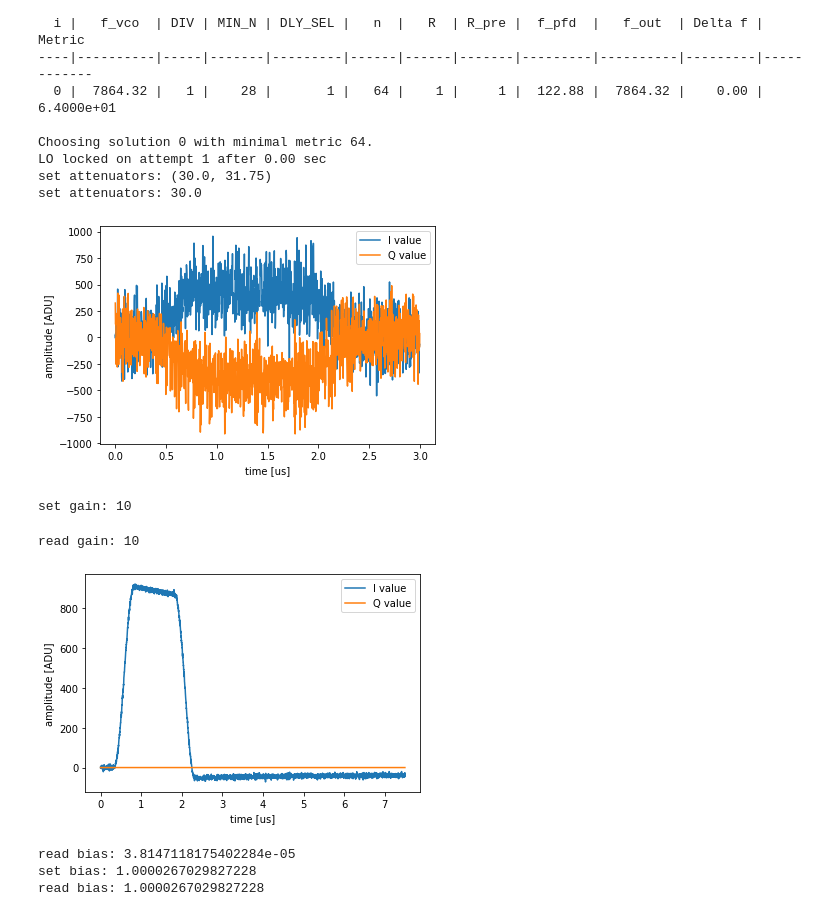
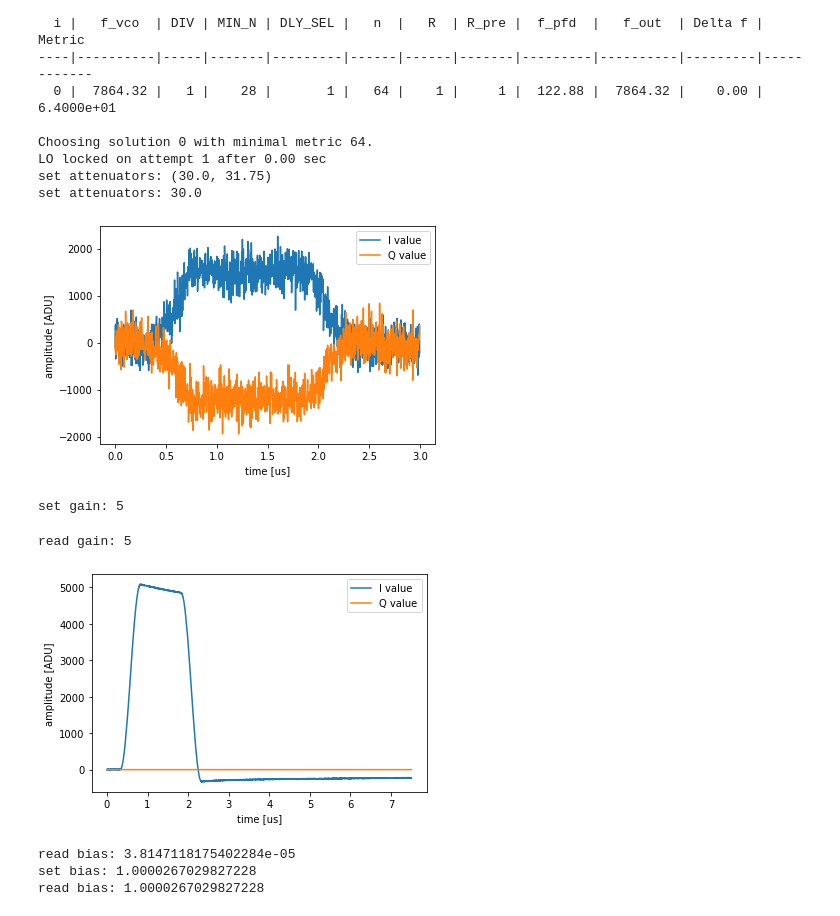
Before and after one commit to meeg/qick_demos_sho, a Jupyter notebook: rfboard/v2/tprocv2.ipynb, the cells around one changed output. Drawn from its saved outputs; the diff is of its cells as text; code cells hidden in the pictures.

```diff
--- a/rfboard/v2/tprocv2.ipynb
+++ b/rfboard/v2/tprocv2.ipynb
@@ -90,36 +140,39 @@ class LoopbackProgram(AveragerProgramV2):
                       )
         self.send_readoutconfig(ch=cfg['ro_ch'], name="myro", t=0)
     def _body(self, cfg):
         self.delay_auto()
         self.pulse(ch=cfg['gen_ch'], name="mypulse", t=0.0)
         self.trigger(ros=[cfg['ro_ch']], pins=[0], t=cfg['trig_time'], mr=True)
 
 config = {'gen_ch': GEN_CH,
           'ro_ch': RO_CH,
-          'freq': 1000,
+          'freq': 1500,
           'nqz': 1,
           'trig_time': 0.0,
           'ro_len': 3.0,
           'flat_len': 1.0,
           'ramp_len': 1.0,
           'phase': 0,
           'gain': 1.0
          }
 prog = LoopbackProgram(soccfg, reps=1, final_delay=0.5, cfg=config)
 # Set attenuator on DAC.
-soc.rfb_set_gen_rf(config['gen_ch'], 30, 30)
+soc.rfb_set_gen_rf(config['gen_ch'], 25, 30)
 # Set attenuator on ADC.
 soc.rfb_set_ro_rf(config['ro_ch'], 30)
+
 iq_list = prog.acquire_decimated(soc, soft_avgs=1)
+clear_interrupts(soc)
+
 t = prog.get_time_axis(ro_index=0)
 iq = iq_list[0]
 plt.plot(t, iq[:,0], label="I value")
 plt.plot(t, iq[:,1], label="Q value")
 plt.legend()
 plt.ylabel("amplitude [ADU]")
 plt.xlabel("time [us]");
 # %% [output]
-[figure, old version]
+[figure, new version]
 # %%
 config = {'gen_ch': GEN_CH,
           'ro_ch': RO_DC_CH,
@@ -130,12 +183,14 @@ config = {'gen_ch': GEN_CH,
           'flat_len': 1.0,
           'ramp_len': 1.0,
           'phase': 0,
-          'gain': 0.1
+          'gain': 1.0
          }
 prog = LoopbackProgram(soccfg, reps=1, final_delay=0.5, cfg=config)
 soc.rfb_set_gen_dc(config['gen_ch'])
-print("set gain:", soc.rfb_set_ro_dc(config['ro_ch'], 10))
+print("set gain:", soc.rfb_set_ro_dc(config['ro_ch'], 5))
 iq_list = prog.acquire_decimated(soc, soft_avgs=1)
+clear_interrupts(soc)
+
 t = prog.get_time_axis(ro_index=0)
 iq = iq_list[0]
 plt.plot(t, iq[:,0], label="I value")
@@ -145,9 +200,9 @@ plt.ylabel("amplitude [ADU]")
 plt.xlabel("time [us]");
 print("read gain:", soc.adc_chains[4].get_gain())
 # %% [output]
-set gain: 10
+set gain: 5
-read gain: 10
+read gain: 5
-[figure, old version]
+[figure, new version]
 # %%
 print("read bias:", soc.rfb_get_bias(0))
 print("set bias:", soc.rfb_set_bias(0, 1))
```
Also changed, not shown: parts of 5 cells of this notebook.
